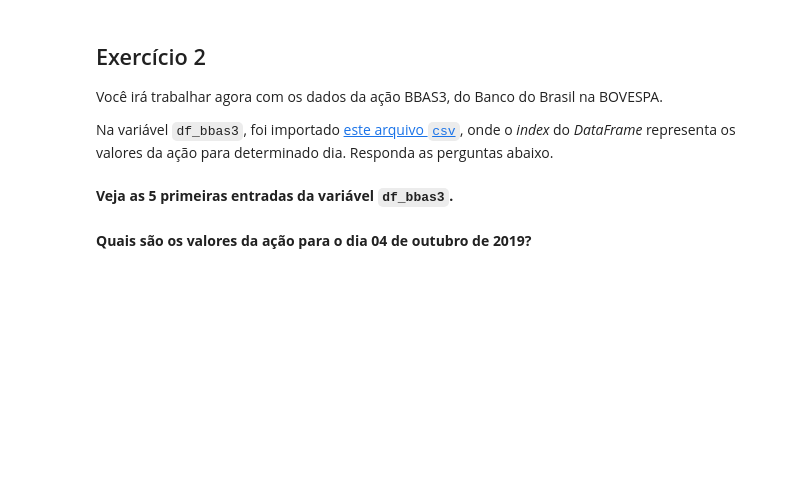
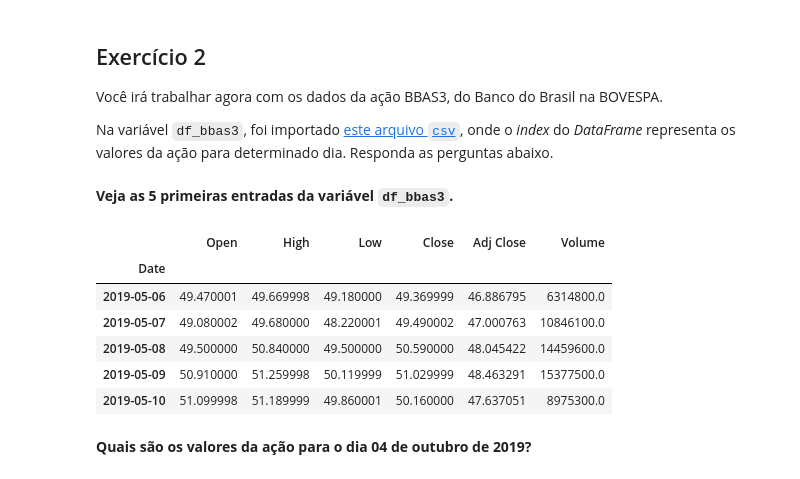
Before and after one commit to pedrohfm/dsnp, a Jupyter notebook: analise-dados-e-pandas/DSNP_4_0_Lista_de_Exercícios.ipynb, the cells around one changed output. Cells and saved outputs as stored; diff of their text form; code cells hidden in the pictures; blank space fills up the shorter version.

```diff
--- a/analise-dados-e-pandas/DSNP_4_0_Lista_de_Exercícios.ipynb
+++ b/analise-dados-e-pandas/DSNP_4_0_Lista_de_Exercícios.ipynb
@@ -56,5 +123,15 @@ df_bbas3 = pd.read_csv("https://raw.githubusercontent.com/carlosfab/dsnp2/master
                        index_col="Date")
 # %% [markdown]
 **Veja as 5 primeiras entradas da variável `df_bbas3`.**
+# %%
+df_bbas3.head()
+# %% [output]
+|  | Open | High | Low | Close | Adj Close | Volume |
+| Date |  |  |  |  |  |  |
+| 2019-05-06 | 49.470001 | 49.669998 | 49.180000 | 49.369999 | 46.886795 | 6314800.0 |
+| 2019-05-07 | 49.080002 | 49.680000 | 48.220001 | 49.490002 | 47.000763 | 10846100.0 |
+| 2019-05-08 | 49.500000 | 50.840000 | 49.500000 | 50.590000 | 48.045422 | 14459600.0 |
+| 2019-05-09 | 50.910000 | 51.259998 | 50.119999 | 51.029999 | 48.463291 | 15377500.0 |
+| 2019-05-10 | 51.099998 | 51.189999 | 49.860001 | 50.160000 | 47.637051 | 8975300.0 |
 # %% [markdown]
 **Quais são os valores da ação para o dia 04 de outubro de 2019?**
```
Also changed, not shown: parts of 19 cells of this notebook.
